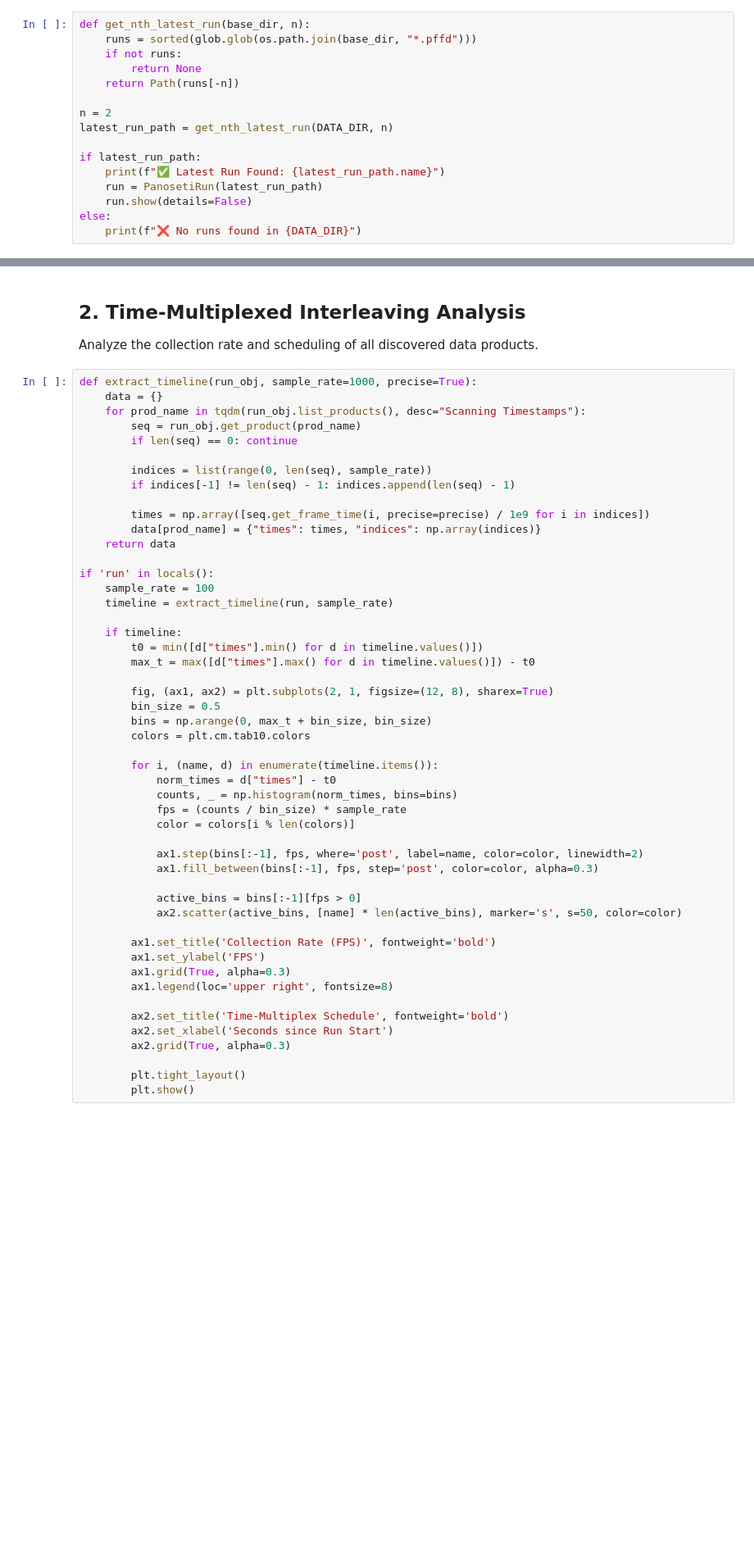
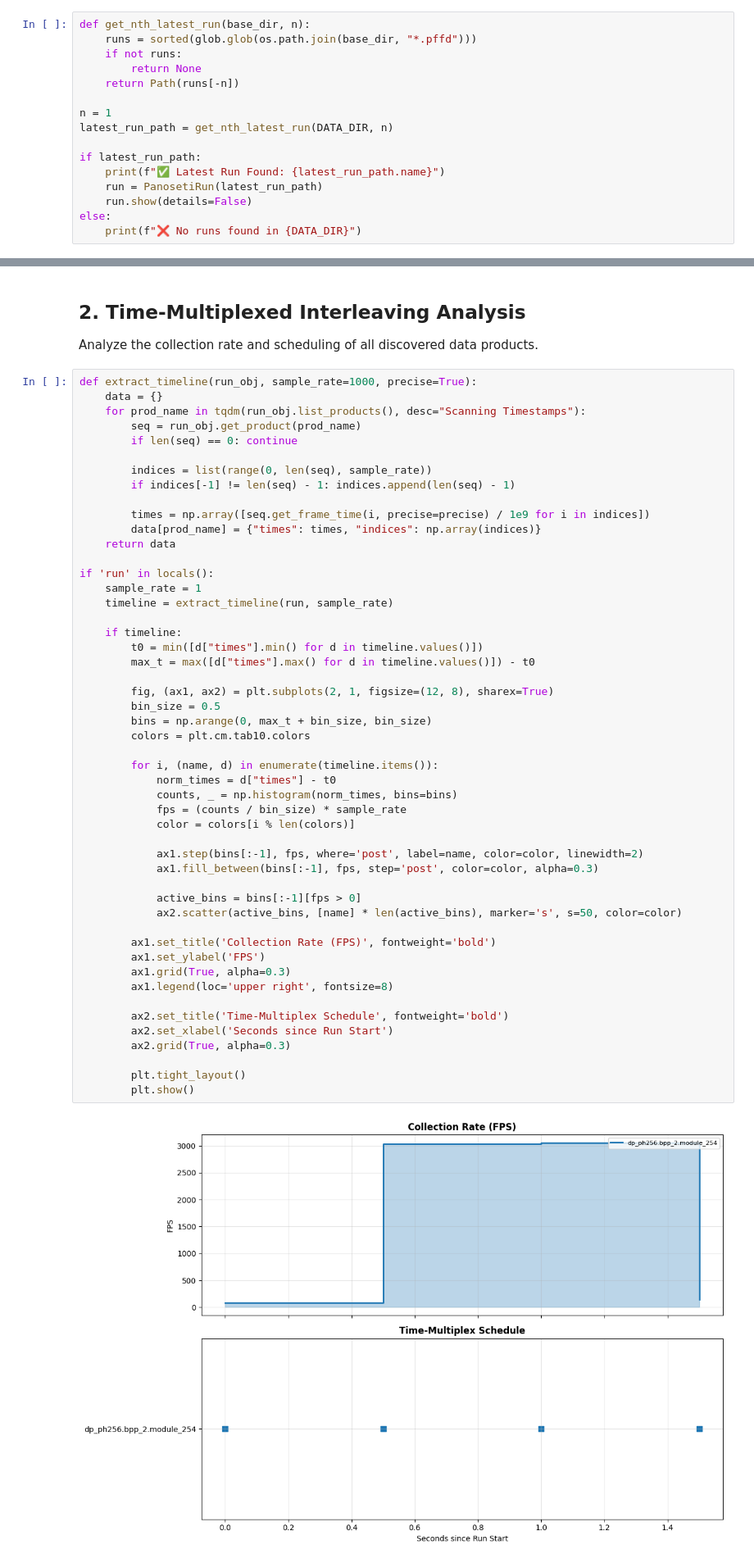
Before and after one commit to panoseti/panoseti, a Jupyter notebook: control/notebooks/run_preview.ipynb, the cells around one changed output, grey strips where cells are left out. Shown at 82% size. Cells and saved outputs as stored; diff of their text form; blank space fills up the shorter version.

```diff
--- a/control/notebooks/run_preview.ipynb
+++ b/control/notebooks/run_preview.ipynb
@@ -33,7 +35,7 @@ def get_nth_latest_run(base_dir, n):
         return None
     return Path(runs[-n])
 
-n = 2
+n = 1
 latest_run_path = get_nth_latest_run(DATA_DIR, n)
 
 if latest_run_path:
@@ -61,7 +110,7 @@ def extract_timeline(run_obj, sample_rate=1000, precise=True):
     return data
 
 if 'run' in locals():
-    sample_rate = 100
+    sample_rate = 1
     timeline = extract_timeline(run, sample_rate)
 
     if timeline:
@@ -69,30 +118,32 @@ if 'run' in locals():
         max_t = max([d["times"].max() for d in timeline.values()]) - t0
 
         fig, (ax1, ax2) = plt.subplots(2, 1, figsize=(12, 8), sharex=True)
         bin_size = 0.5
         bins = np.arange(0, max_t + bin_size, bin_size)
         colors = plt.cm.tab10.colors
 
         for i, (name, d) in enumerate(timeline.items()):
             norm_times = d["times"] - t0
             counts, _ = np.histogram(norm_times, bins=bins)
             fps = (counts / bin_size) * sample_rate
             color = colors[i % len(colors)]
 
             ax1.step(bins[:-1], fps, where='post', label=name, color=color, linewidth=2)
             ax1.fill_between(bins[:-1], fps, step='post', color=color, alpha=0.3)
 
             active_bins = bins[:-1][fps > 0]
             ax2.scatter(active_bins, [name] * len(active_bins), marker='s', s=50, color=color)
 
         ax1.set_title('Collection Rate (FPS)', fontweight='bold')
         ax1.set_ylabel('FPS')
         ax1.grid(True, alpha=0.3)
         ax1.legend(loc='upper right', fontsize=8)
 
         ax2.set_title('Time-Multiplex Schedule', fontweight='bold')
         ax2.set_xlabel('Seconds since Run Start')
         ax2.grid(True, alpha=0.3)
 
         plt.tight_layout()
         plt.show()
+# %% [output]
+[figure, added]
```
Also changed, not shown: parts of 24 cells of this notebook.
